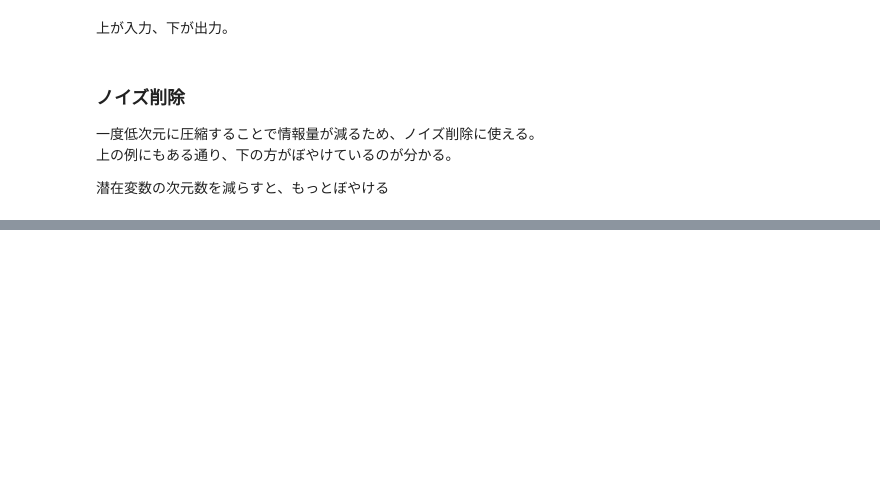
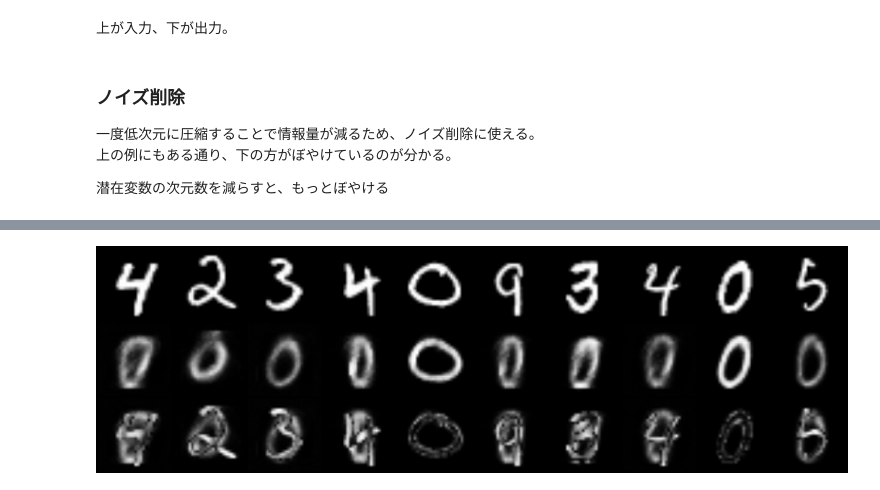
Before and after one commit to misya11p/autoencoder, a Jupyter notebook: AE.ipynb, the cells around one changed output, grey strips where cells are left out. Saved outputs shown, nothing was run; the diff lists cells and outputs as text; code cells hidden in the pictures; blank space fills up the shorter version.

```diff
--- a/AE.ipynb
+++ b/AE.ipynb
@@ -192,0 +228,7 @@ plt.scatter(images[:, 0], images[:, 1], c=labels, s=1, cmap='tab10');
+# %%
+z_dim = 10
+ae = AutoEncoder(z_dim).to(device)
+n_epochs = 5
+critetion = nn.MSELoss()
+optimizer = optim.Adam(ae.parameters(), lr=1e-3)
+train(ae, n_epochs, dataloader, critetion, optimizer)
@@ -192,0 +241,27 @@ plt.scatter(images[:, 0], images[:, 1], c=labels, s=1, cmap='tab10');
+# %%
+n_images = 10
+width = 800
+
+ae.eval()
+with torch.no_grad():
+    for x, labels in dataloader:
+        if 0 not in labels[:n_images]:
+            continue
+        x = x[:n_images]
+        x = x.view(x.size(0), -1).to(device)
+        y = ae(x)
+        break
+
+x = x.view(n_images, 1, 28, 28).cpu()
+y = y.view(n_images, 1, 28, 28).cpu()
+diff = (x - y).abs()
+diff = (diff - diff.min()) / (diff.max() - diff.min())
+f = width // n_images
+x = transforms.Resize((f))(x)
+y = transforms.Resize((f))(y)
+diff = transforms.Resize((f))(diff)
+grid = torchvision.utils.make_grid(torch.cat([x, y, diff], dim=0), nrow=n_images)
+img = transforms.functional.to_pil_image(grid)
+display(img)
+# %% [output]
+[figure, added]
```
Also changed, not shown: parts of 19 cells of this notebook.
